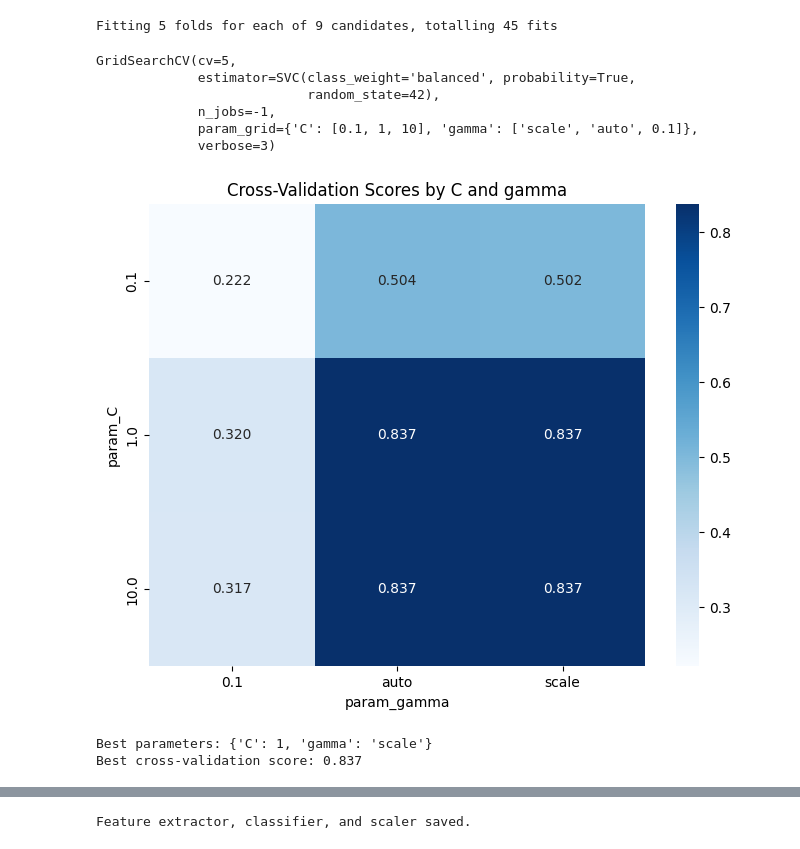
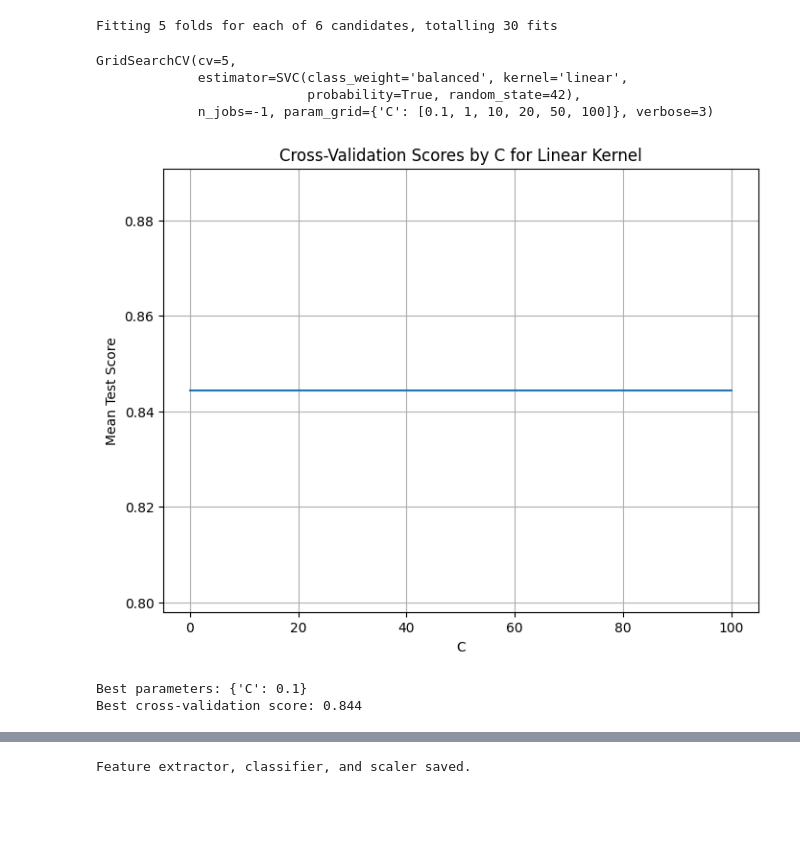
Before and after one commit to megmarv/AI-BioLabs, a Jupyter notebook: SVM_3.ipynb, the cells around one changed output, grey strips where cells are left out. Drawn from its saved outputs; the diff is of its cells as text; code cells hidden in the pictures; blank space fills up the shorter version.

Commit message:
best performant so far with an accuracy of 94%

```diff
--- a/SVM_3.ipynb
+++ b/SVM_3.ipynb
@@ -98,7 +87,7 @@ def load_dataset(base_dir):
     return np.array(X), np.array(y), class_names, paths
 # %%
 # Cell 5: Load training and testing datasets
-dataset_base = "D:/GPU-Environment/QA - BIO LABS System/Diabetes Stage Classification/DFU_UT_Dataset"
+dataset_base = "/content/drive/MyDrive/DFU_UT_Dataset"
 train_dir = os.path.join(dataset_base, "balanced_training")
 test_dir = os.path.join(dataset_base, "balanced_validation")
 
@@ -131,31 +120,31 @@ scaler = StandardScaler()
 X_train_scaled = scaler.fit_transform(X_train)
 X_test_scaled = scaler.transform(X_test)
 # %%
-# Cell 7: Train SVM classifier with hyperparameter tuning
-param_grid = {'C': [0.1, 1, 10], 'gamma': ['scale', 'auto', 0.1]}
-svm = GridSearchCV(SVC(kernel='rbf', class_weight='balanced', probability=True, random_state=42),
+# Cell 7: Train SVM classifier with hyperparameter tuning (Linear Kernel)
+param_grid = {'C': [0.1, 1, 10, 20, 50, 100]}
+svm = GridSearchCV(SVC(kernel='linear', class_weight='balanced', probability=True, random_state=42),
                    param_grid, cv=5, n_jobs=-1, verbose=3)
 svm.fit(X_train_scaled, y_train)
 # %% [output]
-Fitting 5 folds for each of 9 candidates, totalling 45 fits
+Fitting 5 folds for each of 6 candidates, totalling 30 fits
 GridSearchCV(cv=5,
-             estimator=SVC(class_weight='balanced', probability=True,
-                           random_state=42),
-             n_jobs=-1,
-             param_grid={'C': [0.1, 1, 10], 'gamma': ['scale', 'auto', 0.1]},
-             verbose=3)
+             estimator=SVC(class_weight='balanced', kernel='linear',
+                           probability=True, random_state=42),
+             n_jobs=-1, param_grid={'C': [0.1, 1, 10, 20, 50, 100]}, verbose=3)
 # %%
 # Visualize cross-validation results
 results = pd.DataFrame(svm.cv_results_)
-pivot_table = results.pivot(index='param_C', columns='param_gamma', values='mean_test_score')
 plt.figure(figsize=(8, 6))
-sns.heatmap(pivot_table, annot=True, cmap='Blues', fmt='.3f')
-plt.title('Cross-Validation Scores by C and gamma')
+sns.lineplot(x='param_C', y='mean_test_score', data=results)
+plt.title('Cross-Validation Scores by C for Linear Kernel')
+plt.xlabel('C')
+plt.ylabel('Mean Test Score')
+plt.grid(True)
 plt.show()
 
 print(f"Best parameters: {svm.best_params_}")
 print(f"Best cross-validation score: {svm.best_score_:.3f}")
 # %% [output]
-[figure, old version]
+[figure, new version]
-Best parameters: {'C': 1, 'gamma': 'scale'}
-Best cross-validation score: 0.837
+Best parameters: {'C': 0.1}
+Best cross-validation score: 0.844
```
Also changed, not shown: parts of 11 cells of this notebook.
